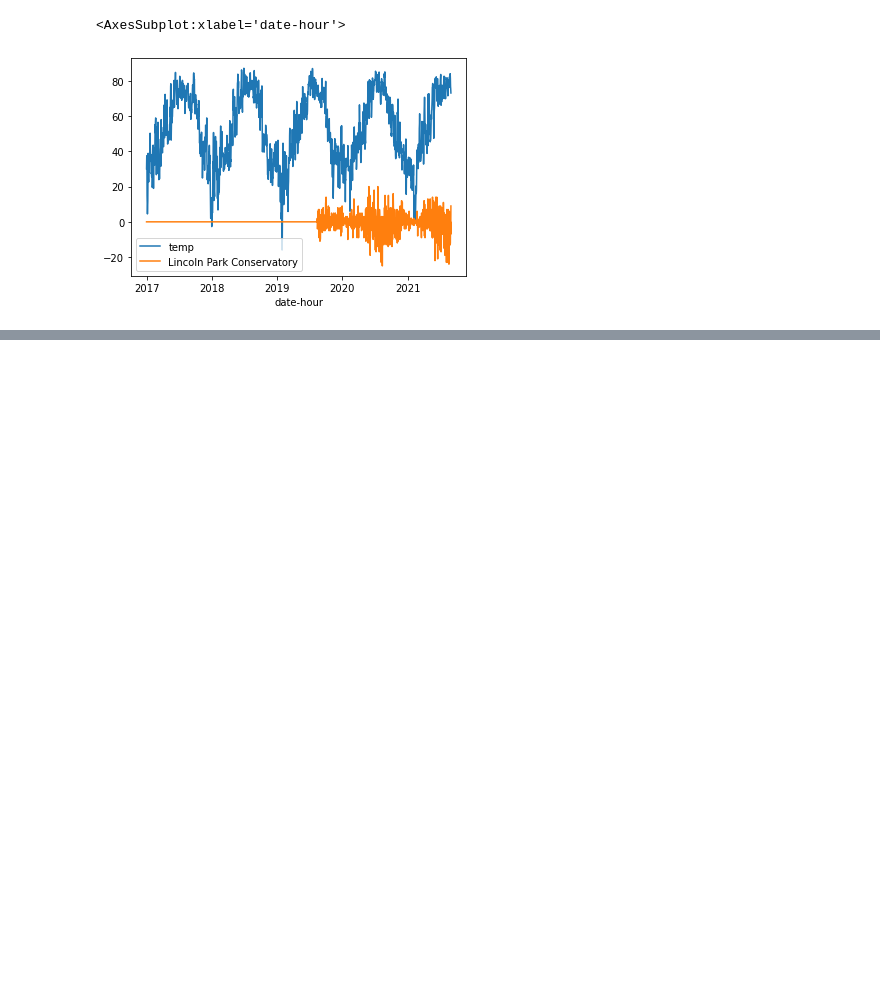
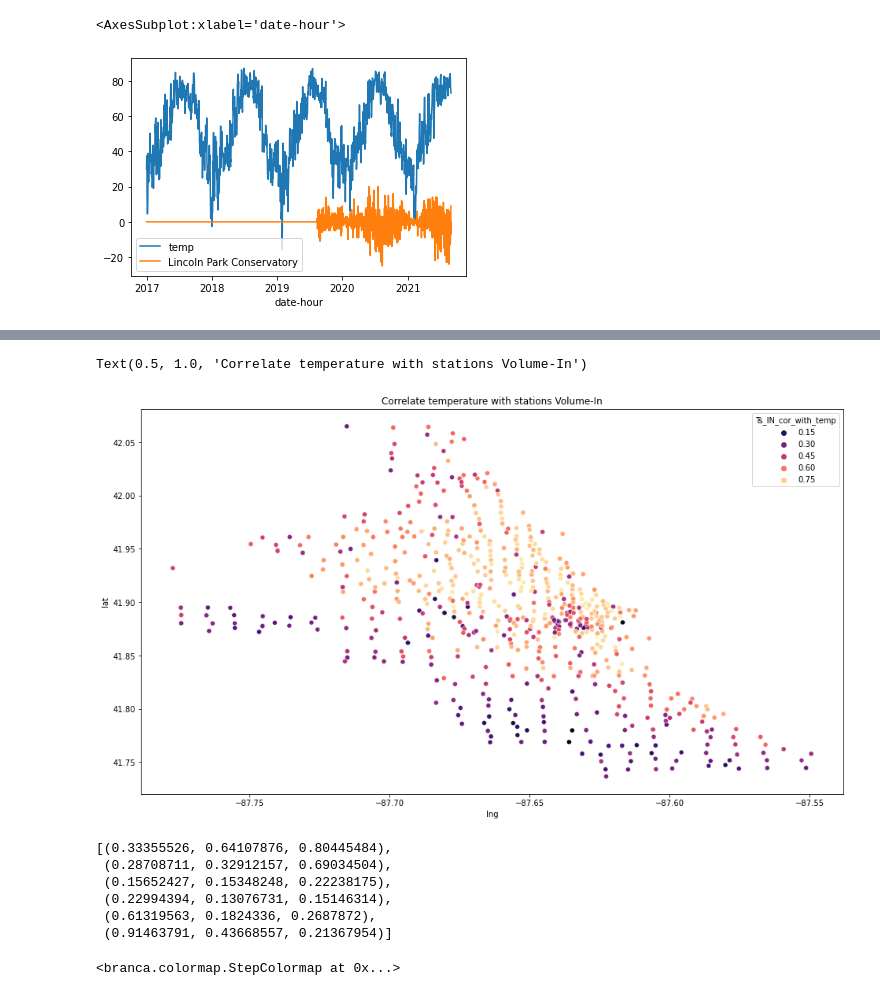
Before and after one commit to Ryan47Liao/Divvy_Time_Series, a Jupyter notebook: staion_weather_EDA.ipynb, the cells around one changed output, grey strips where cells are left out. Cells and saved outputs as stored; diff of their text form; code cells hidden in the pictures; blank space fills up the shorter version.

```diff
--- a/staion_weather_EDA.ipynb
+++ b/staion_weather_EDA.ipynb
@@ -217,0 +251,12 @@ df_station_weather[['temp','Lincoln Park Conservatory']].plot()
+# %%
+corr_with_temp = df_station_IN_weather.corr()['temp']
+corr_with_temp = pd.DataFrame(corr_with_temp).reset_index().rename({'index':'station_name','temp':'Ts_IN_cor_with_temp'},axis=1)
+# %%
+df_stations_temp = df_stations.merge(corr_with_temp,how='left')#.isna().sum()
+# %%
+plt.figure(figsize=(16,9))
+sns.scatterplot(df_stations_temp['lng'],df_stations_temp['lat'],hue = df_stations_temp['Ts_IN_cor_with_temp'],palette='magma')
+plt.title('Correlate temperature with stations Volume-In')
+# %% [output]
+Text(0.5, 1.0, 'Correlate temperature with stations Volume-In')
+[figure, added]
@@ -217,0 +267,21 @@ df_station_weather[['temp','Lincoln Park Conservatory']].plot()
+# %%
+sns.color_palette('icefire')
+# %% [output]
+[(0.33355526, 0.64107876, 0.80445484),
+ (0.28708711, 0.32912157, 0.69034504),
+ (0.15652427, 0.15348248, 0.22238175),
+ (0.22994394, 0.13076731, 0.15146314),
+ (0.61319563, 0.1824336, 0.2687872),
+ (0.91463791, 0.43668557, 0.21367954)]
+# %%
+colormap = cmp.StepColormap(
+ eval(sns.color_palette('icefire').as_hex().__str__()),
+ vmin=df_stations_temp['Ts_IN_cor_with_temp'].min(), vmax=df_stations_temp['Ts_IN_cor_with_temp'].max(),
+  #for change in the colors, not used fr linear
+ caption='Color Scale for Map'    #Caption for Color scale or Legend
+)
+colormap
+# df_stations_temp['marker_color'] = pd.cut(df_stations_temp['Ts_IN_cor_with_temp'], bins=4,
+#                               labels=['blue', 'green','yellow','red'])
+# %% [output]
+<branca.colormap.StepColormap at 0x...>
```
Also changed, not shown: parts of 16 cells of this notebook, 1 other file.
